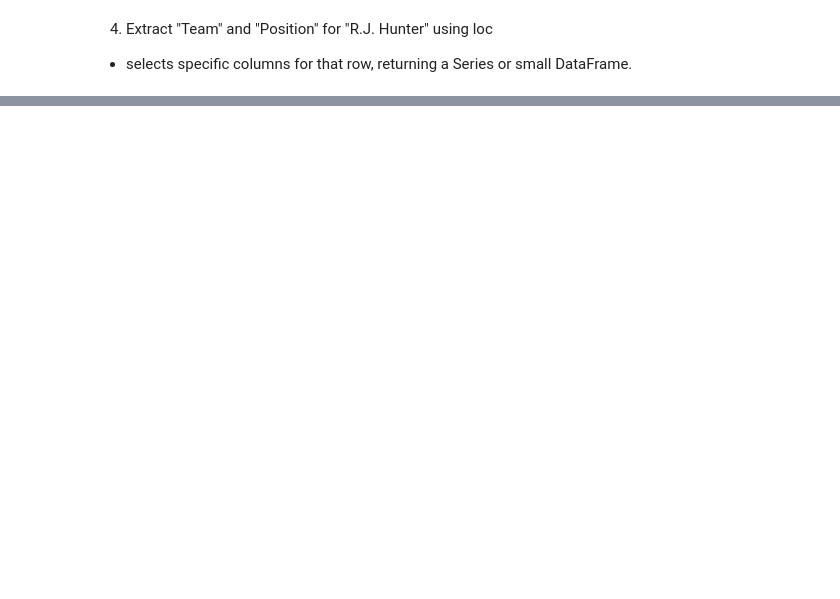
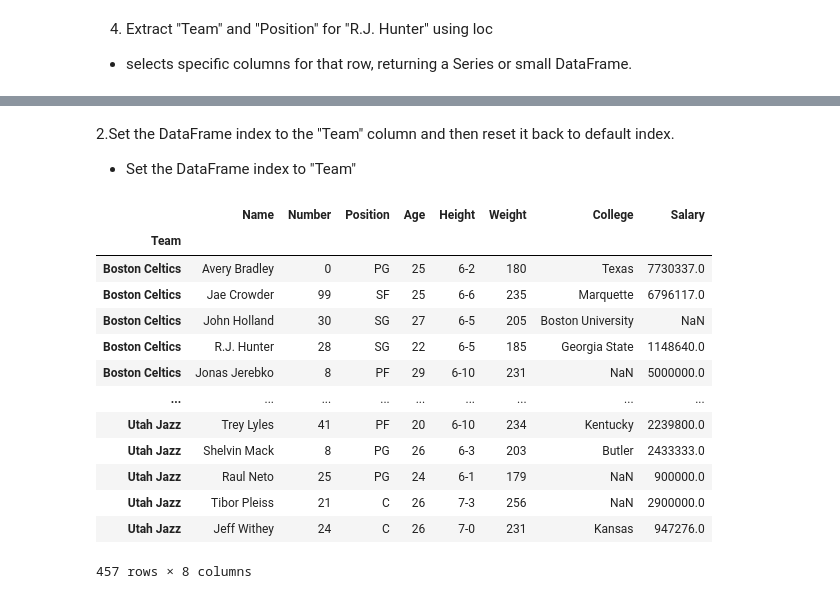
Before and after one commit to SANGRAMLEMBE/MTech, a Jupyter notebook: Applied_Data_Science/Practical/ADS_Lab_3_Indexing_and_Reindexing_in_pandas_dataframes.ipynb, the cells around one changed output, grey strips where cells are left out. Saved outputs shown, nothing was run; the diff lists cells and outputs as text; code cells hidden in the pictures; blank space fills up the shorter version.

```diff
--- a/Applied_Data_Science/Practical/ADS_Lab_3_Indexing_and_Reindexing_in_pandas_dataframes.ipynb
+++ b/Applied_Data_Science/Practical/ADS_Lab_3_Indexing_and_Reindexing_in_pandas_dataframes.ipynb
@@ -64,0 +105,22 @@ Name: R.J. Hunter, dtype: object
+# %% [markdown]
+2.Set the DataFrame index to the "Team" column  and then reset it back to default index.
+- Set the DataFrame index to "Team"
+# %%
+
+data.set_index('Team', inplace=True)
+data
+# %% [output]
+|  | Name | Number | Position | Age | Height | Weight | College | Salary |
+| Team |  |  |  |  |  |  |  |  |
+| Boston Celtics | Avery Bradley | 0 | PG | 25 | 6-2 | 180 | Texas | 7730337.0 |
+| Boston Celtics | Jae Crowder | 99 | SF | 25 | 6-6 | 235 | Marquette | 6796117.0 |
+| Boston Celtics | John Holland | 30 | SG | 27 | 6-5 | 205 | Boston University | NaN |
+| Boston Celtics | R.J. Hunter | 28 | SG | 22 | 6-5 | 185 | Georgia State | 1148640.0 |
+| Boston Celtics | Jonas Jerebko | 8 | PF | 29 | 6-10 | 231 | NaN | 5000000.0 |
+| ... | ... | ... | ... | ... | ... | ... | ... | ... |
+| Utah Jazz | Trey Lyles | 41 | PF | 20 | 6-10 | 234 | Kentucky | 2239800.0 |
+| Utah Jazz | Shelvin Mack | 8 | PG | 26 | 6-3 | 203 | Butler | 2433333.0 |
+| Utah Jazz | Raul Neto | 25 | PG | 24 | 6-1 | 179 | NaN | 900000.0 |
+| Utah Jazz | Tibor Pleiss | 21 | C | 26 | 7-3 | 256 | NaN | 2900000.0 |
+| Utah Jazz | Jeff Withey | 24 | C | 26 | 7-0 | 231 | Kansas | 947276.0 |
+457 rows × 8 columns
```
Also changed, not shown: parts of 32 cells of this notebook.
